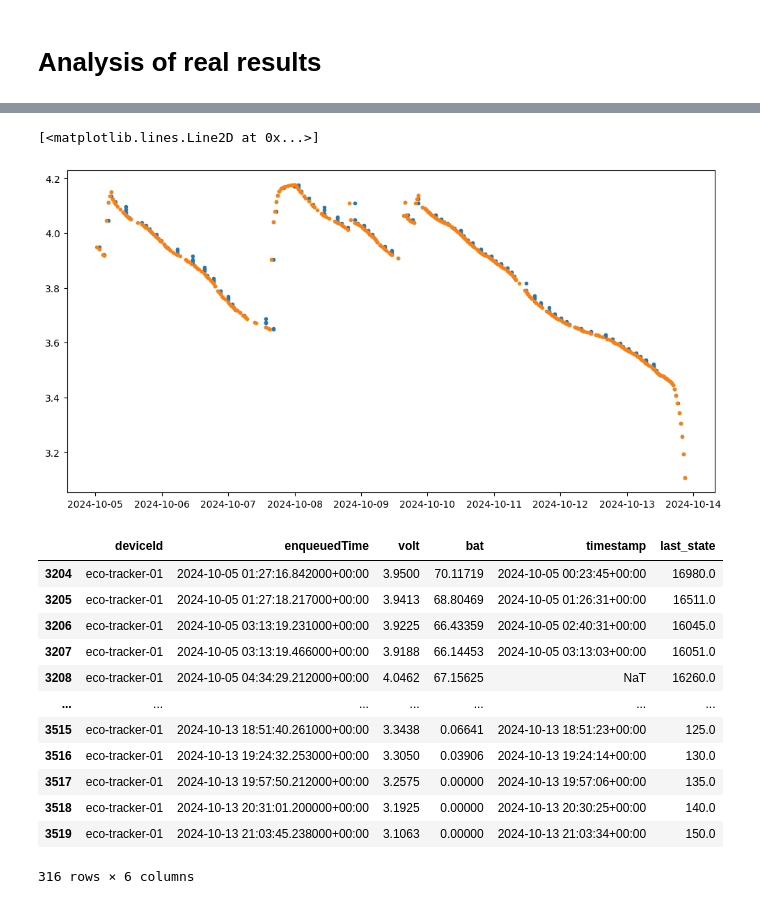
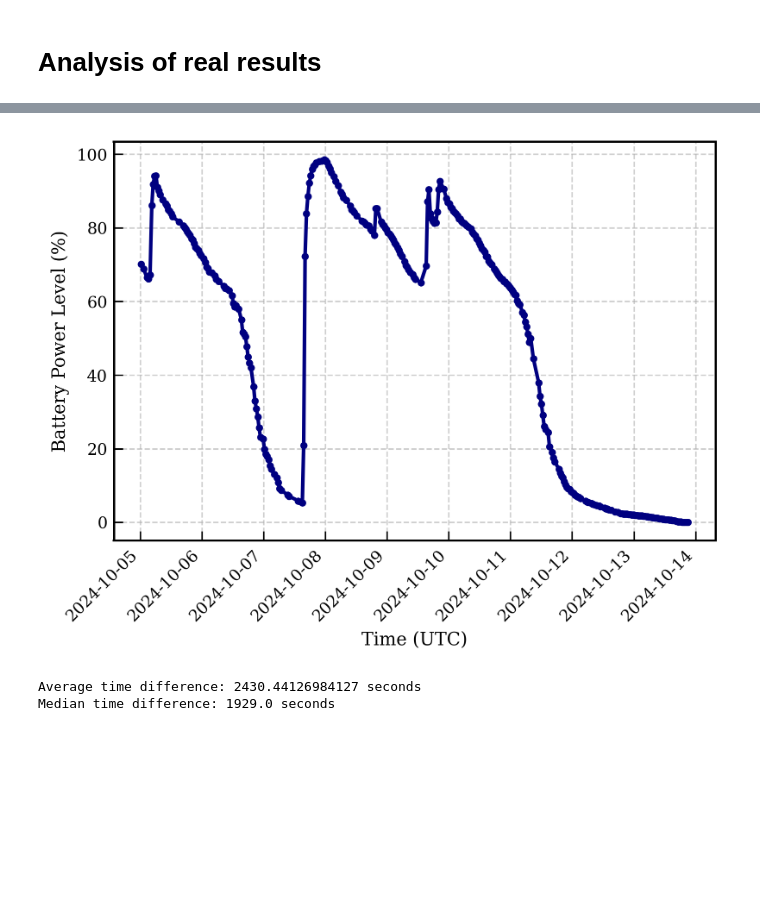
Before and after one commit to nikolai-kummer/remote-data-collection, a Jupyter notebook: RL_nz/Analysis.ipynb, the cells around one changed output, grey strips where cells are left out. Drawn from its saved outputs; the diff is of its cells as text; code cells hidden in the pictures; blank space fills up the shorter version.

```diff
--- a/RL_nz/Analysis.ipynb
+++ b/RL_nz/Analysis.ipynb
@@ -5,6 +5,32 @@ import os
 import json
 import matplotlib.pyplot as plt
 import pandas as pd
+
+# Set global figure style
+plt.rcParams.update({
+    "figure.figsize": (6, 4),  # Paper-friendly aspect ratio
+    "figure.dpi": 300,  # High resolution for print
+    "axes.titlesize": 12,  # Title font size
+    "axes.labelsize": 10,  # Label font size
+    "axes.linewidth": 1.2,  # Thicker axes for better readability
+    "lines.linewidth": 2,  # Thicker plot lines
+    "lines.markersize": 6,  # Default marker size
+    "xtick.labelsize": 9,  # X-axis tick labels
+    "ytick.labelsize": 9,  # Y-axis tick labels
+    "xtick.direction": "in",  # Ticks pointing inward
+    "ytick.direction": "in",
+    "xtick.major.size": 5,  # Tick sizes
+    "ytick.major.size": 5,
+    "grid.linestyle": "--",  # Dashed grid lines
+    "grid.alpha": 0.6,  # Slightly transparent grid
+    "legend.fontsize": 9,  # Legend font size
+    "legend.frameon": False,  # No legend box
+    "savefig.bbox": "tight",  # Tight layout for saving
+    "savefig.format": "pdf",  # Save as high-quality PDF
+    "font.family": "serif",  # LaTeX-style serif font
+})
+
+FIGURE_PATH = r".\..\paper\figs"
 
 def load_and_expand_telemetry(folder_path):
     all_data = []
@@ -43,8 +69,8 @@ df = load_and_expand_telemetry(folder_path)
 keep_columns = ['deviceId','enqueuedTime', 'volt', 'bat', 'timestamp', 'last_state']
 df = df[keep_columns]
 # %%
-start_date = '2024-10-05T01:27:16.842Z'
-end_date = '2024-10-14T19:41:21.170Z'
+start_date = pd.Timestamp('2024-10-05T01:27:16.842Z', tz='UTC')
+end_date = pd.Timestamp('2024-10-14T19:41:21.170Z', tz='UTC')
 
 def fill_missing_timestamps(df, column='timestamp'):
     """
@@ -74,5 +100,5 @@ df = df[(df['enqueuedTime'] >= start_date) & (df['enqueuedTime'] <= end_date)]
 
 # Clean up timestamp
 df['timestamp'] = pd.to_datetime(df['timestamp'])
-df.loc[df['timestamp'] < pd.Timestamp('2024-01-01'), 'timestamp'] = pd.NaT
+df.loc[df['timestamp'] < pd.Timestamp('2024-01-01', tz='UTC'), 'timestamp'] = pd.NaT
 df = fill_missing_timestamps(df)
@@ -95,25 +105,23 @@ df
-# %%
-fig = plt.figure(figsize=(12, 6))
-
-plt.plot(df['enqueuedTime'], df['volt'], '.')
-plt.plot(df['timestamp'], df['volt'], '.')
-# %% [output]
-[<matplotlib.lines.Line2D at 0x...>]
-[figure, removed]
-# %%
-# Create a difference in timestamp column
-dft = df.copy()
-# %% [output]
-|  | deviceId | enqueuedTime | volt | bat | timestamp | last_state |
-| 3204 | eco-tracker-01 | 2024-10-05 01:27:16.842000+00:00 | 3.9500 | 70.11719 | 2024-10-05 00:23:45+00:00 | 16980.0 |
-| 3205 | eco-tracker-01 | 2024-10-05 01:27:18.217000+00:00 | 3.9413 | 68.80469 | 2024-10-05 01:26:31+00:00 | 16511.0 |
-| 3206 | eco-tracker-01 | 2024-10-05 03:13:19.231000+00:00 | 3.9225 | 66.43359 | 2024-10-05 02:40:31+00:00 | 16045.0 |
-| 3207 | eco-tracker-01 | 2024-10-05 03:13:19.466000+00:00 | 3.9188 | 66.14453 | 2024-10-05 03:13:03+00:00 | 16051.0 |
-| 3208 | eco-tracker-01 | 2024-10-05 04:34:29.212000+00:00 | 4.0462 | 67.15625 | NaT | 16260.0 |
-| ... | ... | ... | ... | ... | ... | ... |
-| 3515 | eco-tracker-01 | 2024-10-13 18:51:40.261000+00:00 | 3.3438 | 0.06641 | 2024-10-13 18:51:23+00:00 | 125.0 |
-| 3516 | eco-tracker-01 | 2024-10-13 19:24:32.253000+00:00 | 3.3050 | 0.03906 | 2024-10-13 19:24:14+00:00 | 130.0 |
-| 3517 | eco-tracker-01 | 2024-10-13 19:57:50.212000+00:00 | 3.2575 | 0.00000 | 2024-10-13 19:57:06+00:00 | 135.0 |
-| 3518 | eco-tracker-01 | 2024-10-13 20:31:01.200000+00:00 | 3.1925 | 0.00000 | 2024-10-13 20:30:25+00:00 | 140.0 |
-| 3519 | eco-tracker-01 | 2024-10-13 21:03:45.238000+00:00 | 3.1063 | 0.00000 | 2024-10-13 21:03:34+00:00 | 150.0 |
-316 rows × 6 columns
+# %%
+fig, ax = plt.subplots()
+plt.plot(df['timestamp'], df['bat'], '.-', color='navy')
+
+plt.ylabel('Battery Power Level (%)')
+plt.xlabel('Time (UTC)')
+# turn x-ticks 45 degrees
+plt.xticks(rotation=45, ha='right')
+plt.grid(True)
+
+fig.savefig(os.path.join(FIGURE_PATH, 'prototype_power_level.png'), bbox_inches='tight')
+# %% [output]
+[figure, added]
+# %%
+# Create a difference in timestamp column
+dft = df.copy()
+dft['diff'] = dft['timestamp'].diff().dt.total_seconds()
+
+print(f"Average time difference: {dft['diff'].mean()} seconds")
+print(f"Median time difference: {dft['diff'].median()} seconds")
+# %% [output]
+Average time difference: 2430.44126984127 seconds
+Median time difference: 1929.0 seconds
```
Also changed, not shown: parts of 7 cells of this notebook, 2 other files.
